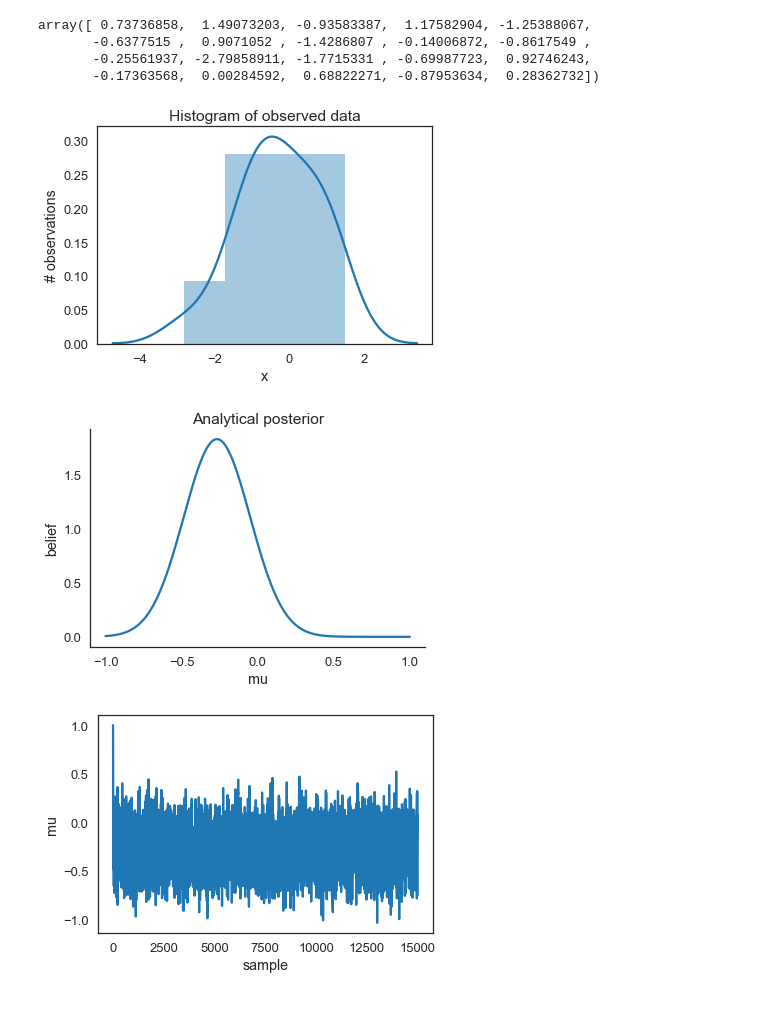
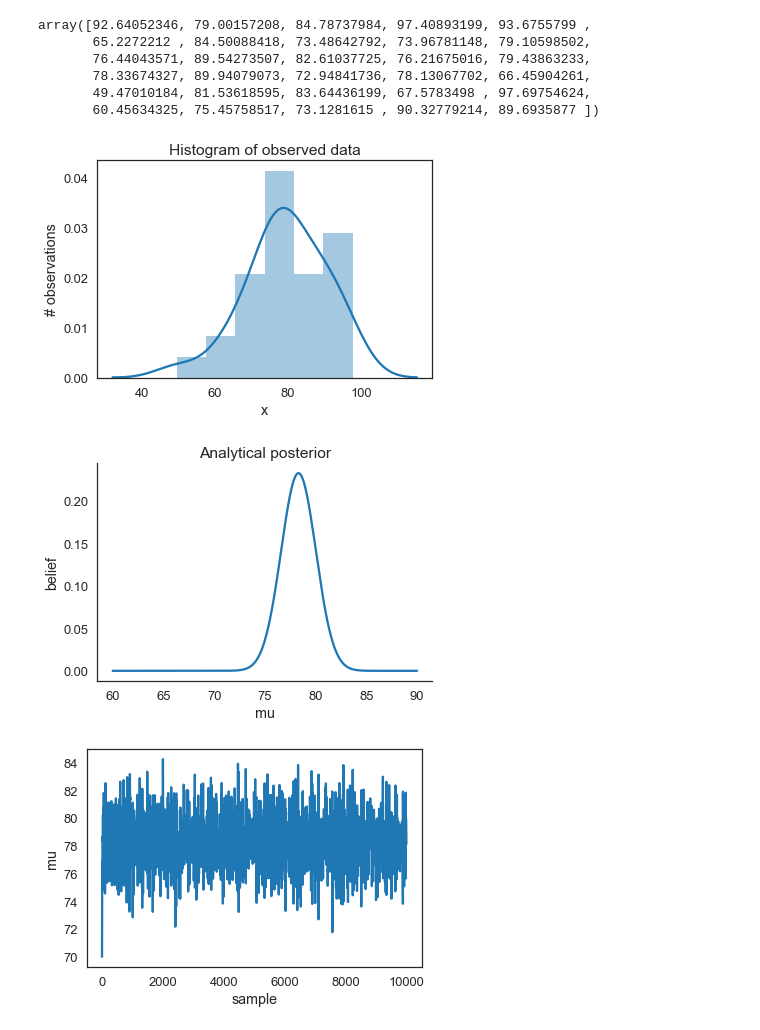
Before and after one commit to lecheng/stats, a Jupyter notebook: mcmc.ipynb, the cells around one changed output. Cells and saved outputs as stored; diff of their text form; code cells hidden in the pictures.

```diff
--- a/mcmc.ipynb
+++ b/mcmc.ipynb
@@ -15,15 +14,17 @@ np.random.seed(123)
 # %%
-data = np.random.randn(20)
+data = np.random.normal(75, 10,30)
 data
 # %% [output]
-array([ 0.73736858,  1.49073203, -0.93583387,  1.17582904, -1.25388067,
-       -0.6377515 ,  0.9071052 , -1.4286807 , -0.14006872, -0.8617549 ,
-       -0.25561937, -2.79858911, -1.7715331 , -0.69987723,  0.92746243,
-       -0.17363568,  0.00284592,  0.68822271, -0.87953634,  0.28362732])
+array([92.64052346, 79.00157208, 84.78737984, 97.40893199, 93.6755799 ,
+       65.2272212 , 84.50088418, 73.48642792, 73.96781148, 79.10598502,
+       76.44043571, 89.54273507, 82.61037725, 76.21675016, 79.43863233,
+       78.33674327, 89.94079073, 72.94841736, 78.13067702, 66.45904261,
+       49.47010184, 81.53618595, 83.64436199, 67.5783498 , 97.69754624,
+       60.45634325, 75.45758517, 73.1281615 , 90.32779214, 89.6935877 ])
 # %%
 ax = plt.subplot()
 sns.distplot(data, kde=True, ax = ax)
 _ = ax.set(title='Histogram of observed data', xlabel='x', ylabel='# observations')
 # %% [output]
-[figure, old version]
+[figure, new version]
 # %%
@@ -35,22 +35,22 @@ def calc_posterior_analytical(data, x, mu_0, sigma_0):
     return norm(mu_post, np.sqrt(sigma_post)).pdf(x)
 # %%
 ax = plt.subplot()
-x = np.linspace(-1, 1, 500)
-posterior_analytical = calc_posterior_analytical(data, x, 0., 1.)
+x = np.linspace(60, 90, 5000)
+posterior_analytical = calc_posterior_analytical(data, x, 70., 5., 10.)
 ax.plot(x, posterior_analytical)
 ax.set(xlabel='mu', ylabel='belief', title='Analytical posterior')
 sns.despine()
 # %% [output]
-[figure, old version]
+[figure, new version]
 # %%
-def sampler(data, samples=4, mu_init=.5, proposal_width=.5, mu_prior_mu=0, mu_prior_sd=1.):
+def sampler(data, samples=4, mu_init=.5, proposal_width=.5, mu_prior_mu=0, mu_prior_sd=1., data_sd=1.):
     mu_current = mu_init
     posterior = [mu_current]
     for i in range(samples):
         mu_proposal = norm(mu_current, proposal_width).rvs()
 
-        likelihood_current = norm(mu_current, 1).pdf(data).prod()
-        likelihood_proposal = norm(mu_proposal, 1).pdf(data).prod()
+        likelihood_current = norm(mu_current, data_sd).pdf(data).prod()
+        likelihood_proposal = norm(mu_proposal, data_sd).pdf(data).prod()
 
         prior_current = norm(mu_prior_mu, mu_prior_sd).pdf(mu_current)
         prior_proposal = norm(mu_prior_mu, mu_prior_sd).pdf(mu_proposal)
@@ -59,6 +59,7 @@ def sampler(data, samples=4, mu_init=.5, proposal_width=.5, mu_prior_mu=0, mu_pr
         p_proposal = likelihood_proposal * prior_proposal
 
         p_accept = p_proposal / p_current
+
         accept = np.random.rand() < p_accept
 
         if accept:
@@ -66,12 +67,12 @@ def sampler(data, samples=4, mu_init=.5, proposal_width=.5, mu_prior_mu=0, mu_pr
         posterior.append(mu_current)
     return np.array(posterior)
 # %%
-posterior = sampler(data, samples=15000, mu_init=1.)
+posterior = sampler(data, samples=10000, mu_init=70, proposal_width=10., mu_prior_mu=70., mu_prior_sd=5., data_sd=10.)
 fig, ax = plt.subplots()
 ax.plot(posterior)
 _ = ax.set(xlabel='sample', ylabel='mu')
 # %% [output]
-[figure, old version]
+[figure, new version]
 # %%
 ax = plt.subplot()
 
```
Also changed, not shown: parts of 4 cells of this notebook, 1 other file.
